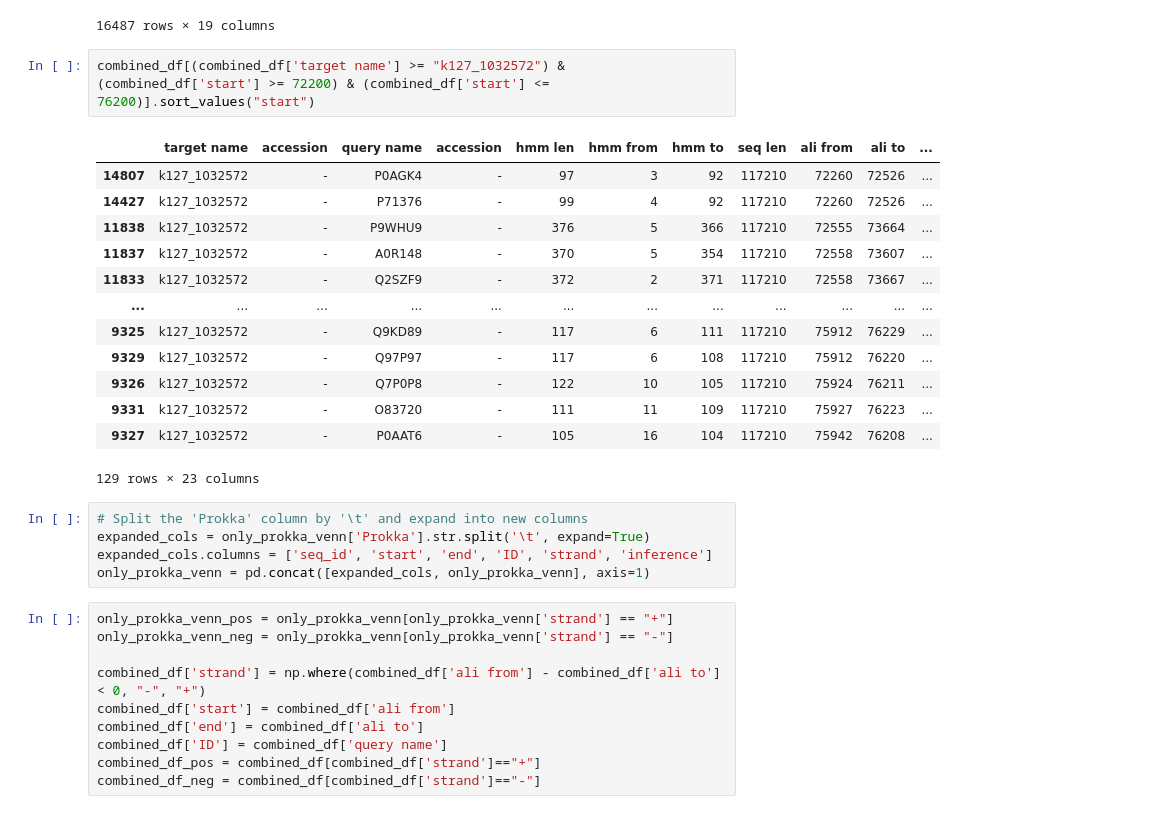
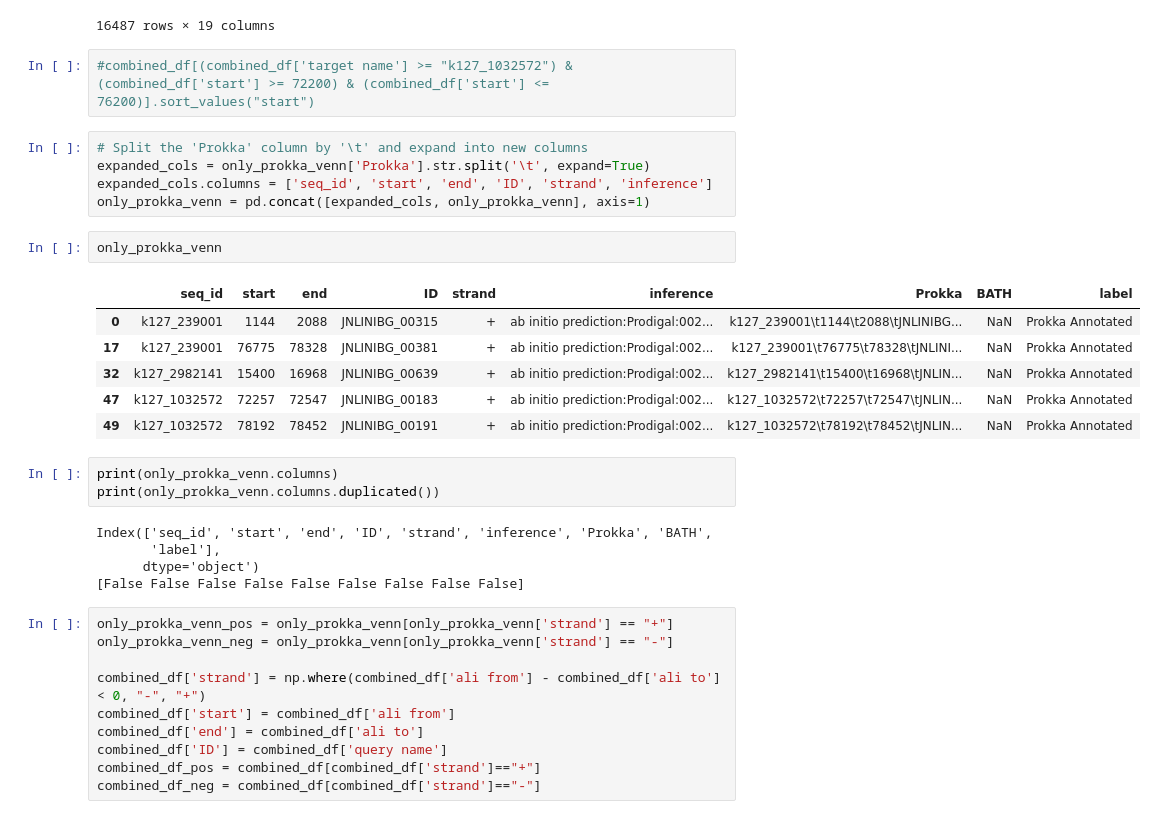
Before and after one commit to NehaSontakk/BATH-Prokka-Comparison, a Jupyter notebook: Updated_Contig_comparison_identifying_gaps_Prokka_vs_BATH.ipynb, the cells around one changed output. Cells and saved outputs as stored; diff of their text form.

```diff
--- a/Updated_Contig_comparison_identifying_gaps_Prokka_vs_BATH.ipynb
+++ b/Updated_Contig_comparison_identifying_gaps_Prokka_vs_BATH.ipynb
@@ -415,26 +421,29 @@ combined_df
 | 16486 | k127_1032572 | - | P07710 | - | 324 | 2 | 297 | 117210 | 2656 | 3501 | ... |
 16487 rows × 19 columns
 # %%
-combined_df[(combined_df['target name'] >= "k127_1032572") & (combined_df['start'] >= 72200) & (combined_df['start'] <= 76200)].sort_values("start")
+#combined_df[(combined_df['target name'] >= "k127_1032572") & (combined_df['start'] >= 72200) & (combined_df['start'] <= 76200)].sort_values("start")
-# %% [output]
-|  | target name | accession | query name | accession | hmm len | hmm from | hmm to | seq len | ali from | ali to | ... |
-| 14807 | k127_1032572 | - | P0AGK4 | - | 97 | 3 | 92 | 117210 | 72260 | 72526 | ... |
-| 14427 | k127_1032572 | - | P71376 | - | 99 | 4 | 92 | 117210 | 72260 | 72526 | ... |
-| 11838 | k127_1032572 | - | P9WHU9 | - | 376 | 5 | 366 | 117210 | 72555 | 73664 | ... |
-| 11837 | k127_1032572 | - | A0R148 | - | 370 | 5 | 354 | 117210 | 72558 | 73607 | ... |
-| 11833 | k127_1032572 | - | Q2SZF9 | - | 372 | 2 | 371 | 117210 | 72558 | 73667 | ... |
-| ... | ... | ... | ... | ... | ... | ... | ... | ... | ... | ... | ... |
-| 9325 | k127_1032572 | - | Q9KD89 | - | 117 | 6 | 111 | 117210 | 75912 | 76229 | ... |
-| 9329 | k127_1032572 | - | Q97P97 | - | 117 | 6 | 108 | 117210 | 75912 | 76220 | ... |
-| 9326 | k127_1032572 | - | Q7P0P8 | - | 122 | 10 | 105 | 117210 | 75924 | 76211 | ... |
-| 9331 | k127_1032572 | - | O83720 | - | 111 | 11 | 109 | 117210 | 75927 | 76223 | ... |
-| 9327 | k127_1032572 | - | P0AAT6 | - | 105 | 16 | 104 | 117210 | 75942 | 76208 | ... |
-129 rows × 23 columns
 # %%
 # Split the 'Prokka' column by '\t' and expand into new columns
 expanded_cols = only_prokka_venn['Prokka'].str.split('\t', expand=True)
 expanded_cols.columns = ['seq_id', 'start', 'end', 'ID', 'strand', 'inference']
 only_prokka_venn = pd.concat([expanded_cols, only_prokka_venn], axis=1)
+# %%
+only_prokka_venn
+# %% [output]
+|  | seq_id | start | end | ID | strand | inference | Prokka | BATH | label |
+| 0 | k127_239001 | 1144 | 2088 | JNLINIBG_00315 | + | ab initio prediction:Prodigal:002... | k127_239001\t1144\t2088\tJNLINIBG... | NaN | Prokka Annotated |
+| 17 | k127_239001 | 76775 | 78328 | JNLINIBG_00381 | + | ab initio prediction:Prodigal:002... | k127_239001\t76775\t78328\tJNLINI... | NaN | Prokka Annotated |
+| 32 | k127_2982141 | 15400 | 16968 | JNLINIBG_00639 | + | ab initio prediction:Prodigal:002... | k127_2982141\t15400\t16968\tJNLIN... | NaN | Prokka Annotated |
+| 47 | k127_1032572 | 72257 | 72547 | JNLINIBG_00183 | + | ab initio prediction:Prodigal:002... | k127_1032572\t72257\t72547\tJNLIN... | NaN | Prokka Annotated |
+| 49 | k127_1032572 | 78192 | 78452 | JNLINIBG_00191 | + | ab initio prediction:Prodigal:002... | k127_1032572\t78192\t78452\tJNLIN... | NaN | Prokka Annotated |
+# %%
+print(only_prokka_venn.columns)
+print(only_prokka_venn.columns.duplicated())
+# %% [output]
+Index(['seq_id', 'start', 'end', 'ID', 'strand', 'inference', 'Prokka', 'BATH',
+       'label'],
+      dtype='object')
+[False False False False False False False False False]
 # %%
 only_prokka_venn_pos = only_prokka_venn[only_prokka_venn['strand'] == "+"]
 only_prokka_venn_neg = only_prokka_venn[only_prokka_venn['strand'] == "-"]
```
Also changed, not shown: parts of 24 cells of this notebook.
